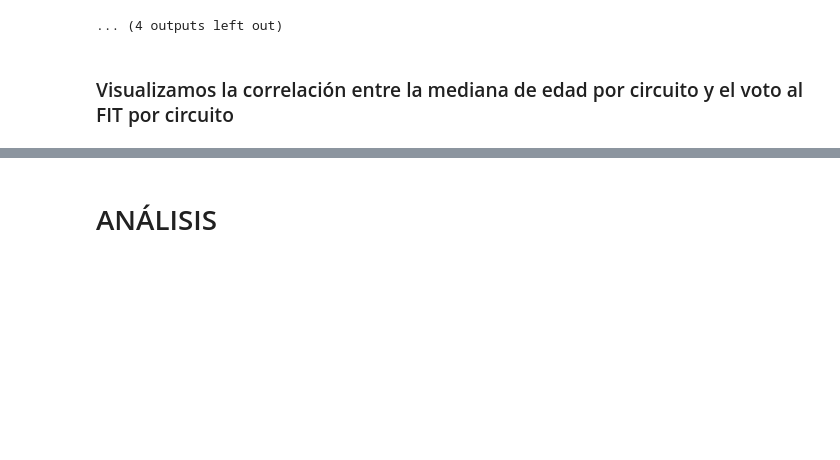
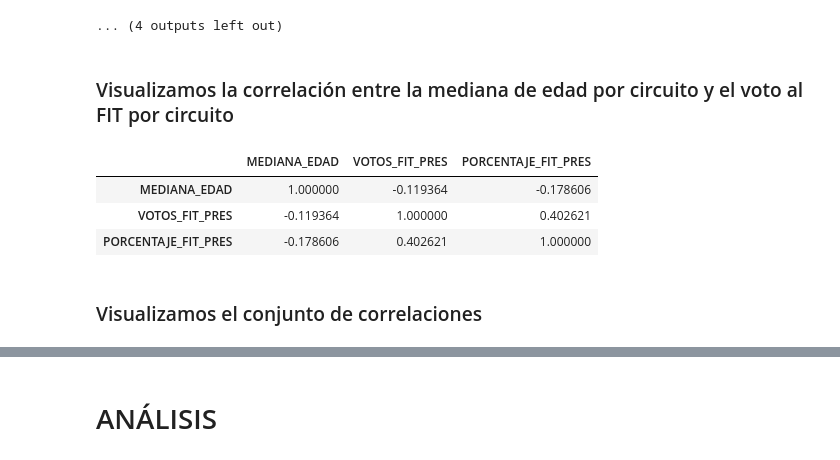
Before and after one commit to LenaSofia/MET4OP, a Jupyter notebook: examenes/TP2/segunda_parte/Entrega/consigna_3.ipynb, the cells around one changed output, grey strips where cells are left out. Drawn from its saved outputs; the diff is of its cells as text; code cells hidden in the pictures; blank space fills up the shorter version.

```diff
--- a/examenes/TP2/segunda_parte/Entrega/consigna_3.ipynb
+++ b/examenes/TP2/segunda_parte/Entrega/consigna_3.ipynb
@@ -566,3 +631,28 @@ Text(0.5, 1.0, 'Comuna 15: Mediana de edades por circuito electoral')
 ... (4 outputs left out)
 # %% [markdown]
 ### Visualizamos la correlación entre la mediana de edad por circuito y el voto al FIT por circuito
+# %%
+# Importo .csv:
+
+mediana_edad_circuito = pd.read_csv("D:/UBA/4to Cuarto año/Segundo cuatrimestre/Metodología de análisis en opinión pública/GITHUB_ANTERIOR/examenes/TP2/segunda_parte/Lena/correlacion/mediana_edad_mas16.csv")
+
+# Construyo DF con mediana_edad_circuito y la columna de votos al FIT de elecciones
+
+corr_edad_pres_fit_circuito_mediana = pd.merge(mediana_edad_circuito, elecciones[["CODIGO_CIRCUITO", "VOTOS_FIT_PRES",
+                                                                           "PORCENTAJE_FIT_PRES"]], on="CODIGO_CIRCUITO")
+
+corr_edad_pres_fit_circuito_mediana = corr_edad_pres_fit_circuito_mediana.drop(["CODIGO_CIRCUITO"], axis=1)
+
+
+#%%
+
+matriz_corr_circ_mediana = corr_edad_pres_fit_circuito_mediana.corr()
+
+matriz_corr_circ_mediana
+# %% [output]
+|  | MEDIANA_EDAD | VOTOS_FIT_PRES | PORCENTAJE_FIT_PRES |
+| MEDIANA_EDAD | 1.000000 | -0.119364 | -0.178606 |
+| VOTOS_FIT_PRES | -0.119364 | 1.000000 | 0.402621 |
+| PORCENTAJE_FIT_PRES | -0.178606 | 0.402621 | 1.000000 |
+# %% [markdown]
+### Visualizamos el conjunto de correlaciones
```
Also changed, not shown: parts of 4 cells of this notebook.
